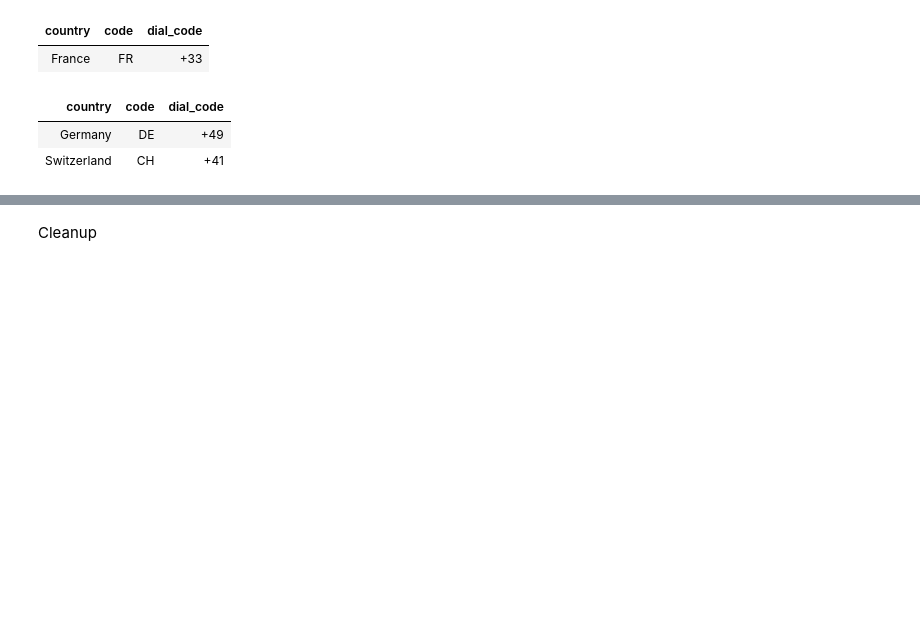
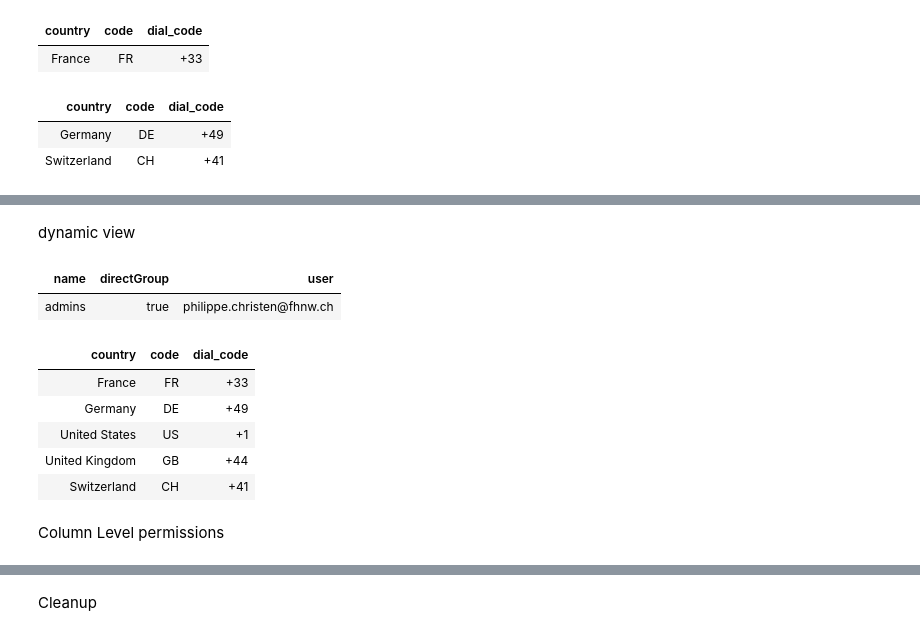
Before and after one commit to philippechr/databricks_lab, a Jupyter notebook: 33_views.ipynb, the cells around one changed output, grey strips where cells are left out. Saved outputs shown, nothing was run; the diff lists cells and outputs as text; code cells hidden in the pictures; blank space fills up the shorter version.

```diff
--- a/33_views.ipynb
+++ b/33_views.ipynb
@@ -108,0 +109,38 @@ File /databricks/python/lib/python3.12/site-packages/IPython/core/interactiveshe
+# %% [markdown]
+dynamic view
+# %%
+%python
+# AUSGANGSLAGE (wir können dynamische Views über Metadaten wie z.B: Usergruppen steuern)
+
+# Databricks notebook source
+from pyspark.sql.functions import lit
+
+df_groups = spark.sql("""SHOW GROUPS""")
+
+df_users = spark.sql("""SHOW USERS""")
+
+result = spark.createDataFrame([], "name: string, directGroup: boolean, user: string")
+for user in df_users.collect():
+    df_user_groups = spark.sql(f"""SHOW GROUPS WITH USER `{user.name}`""").withColumn("user", lit(user.name))
+    result = result.unionAll(df_user_groups)
+
+
+display(result)
+# %% [output]
+| name | directGroup | user |
+| admins | true | philippe.christen@fhnw.ch |
+# %%
+-- Ausgangslage bilder die Tabelle countries
+SELECT
+  *
+FROM
+  countries
+# %% [output]
+| country | code | dial_code |
+| France | FR | +33 |
+| Germany | DE | +49 |
+| United States | US | +1 |
+| United Kingdom | GB | +44 |
+| Switzerland | CH | +41 |
+# %% [markdown]
+Column Level permissions
```
Also changed, not shown: parts of 11 cells of this notebook.
